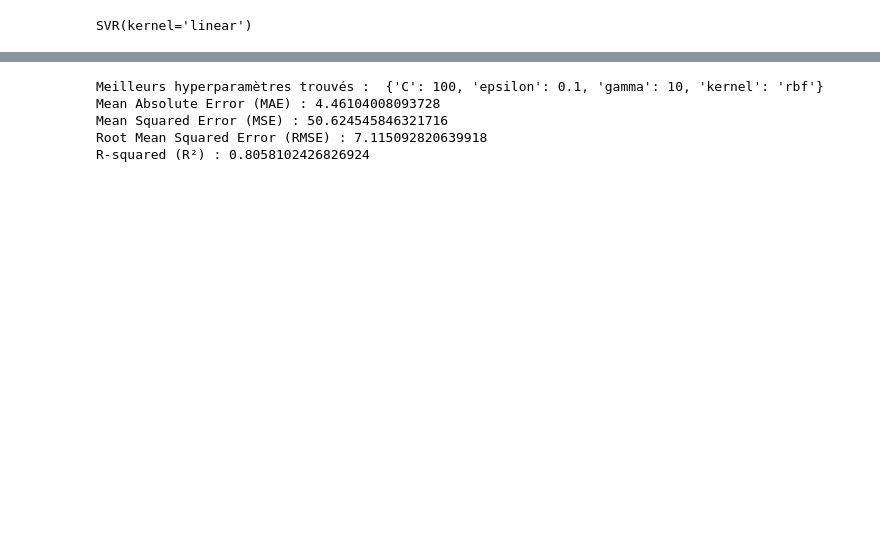
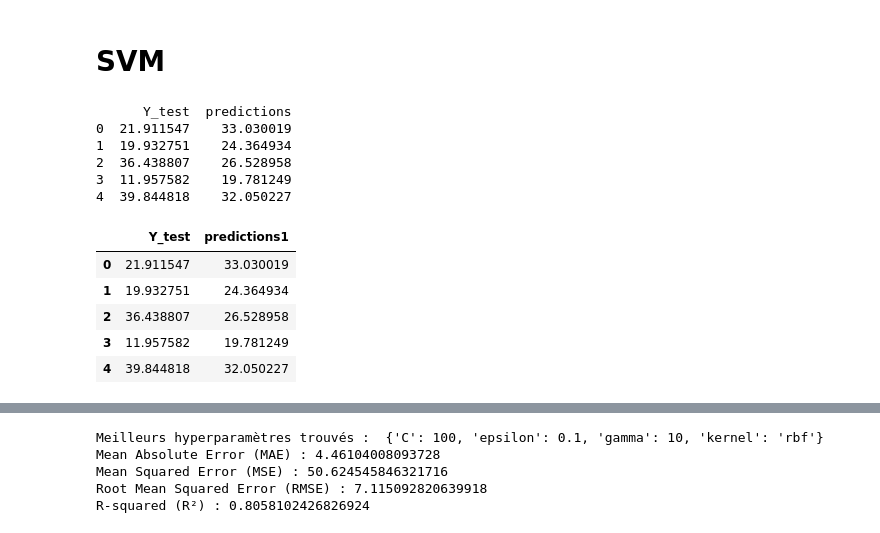
Before and after one commit to younesA99/svm, a Jupyter notebook: SVM.ipynb, the cells around one changed output, grey strips where cells are left out. Drawn from its saved outputs; the diff is of its cells as text; code cells hidden in the pictures; blank space fills up the shorter version.

```diff
--- a/SVM.ipynb
+++ b/SVM.ipynb
@@ -30,13 +28,13 @@ MinMaxScaler(copy=(), feature_range=(0,1))
 # Apply transform to both the training set and the test set.
 X_train_transformed = scaler.transform(X_train)
 X_test_transoformed = scaler.transform(X_test)
+# %% [markdown]
+# **SVM**
 # %%
-from sklearn.svm import SVR
+#from sklearn.svm import SVR
 
 # Définition du modèle SVM avec noyau linéaire
-svm_regressor = SVR(kernel='linear')
+#svm_regressor = SVR(kernel='linear')
 
 # Entraînement du modèle sur les données d'entraînement normalisées
-svm_regressor.fit(X_train_transformed, Y_train)
+#svm_regressor.fit(X_train_transformed, Y_train)
-# %% [output]
-SVR(kernel='linear')
@@ -42,0 +52,23 @@ SVR(kernel='linear')
+# %%
+# Création d'un DataFrame avec les colonnes ID, Y_test et predictions
+results_df = pd.DataFrame({'Y_test': Y_test.values, 'predictions': predictions})
+
+# Affichage des cinq premières lignes du DataFrame
+print(results_df.head())
+# %% [output]
+      Y_test  predictions
+0  21.911547    33.030019
+1  19.932751    24.364934
+2  36.438807    26.528958
+3  11.957582    19.781249
+4  39.844818    32.050227
+# %%
+predictions_df = pd.DataFrame({'Y_test': Y_test.values, 'predictions1': predictions})
+predictions_df.head()
+# %% [output]
+|  | Y_test | predictions1 |
+| 0 | 21.911547 | 33.030019 |
+| 1 | 19.932751 | 24.364934 |
+| 2 | 36.438807 | 26.528958 |
+| 3 | 11.957582 | 19.781249 |
+| 4 | 39.844818 | 32.050227 |
```
Also changed, not shown: parts of 10 cells of this notebook.
